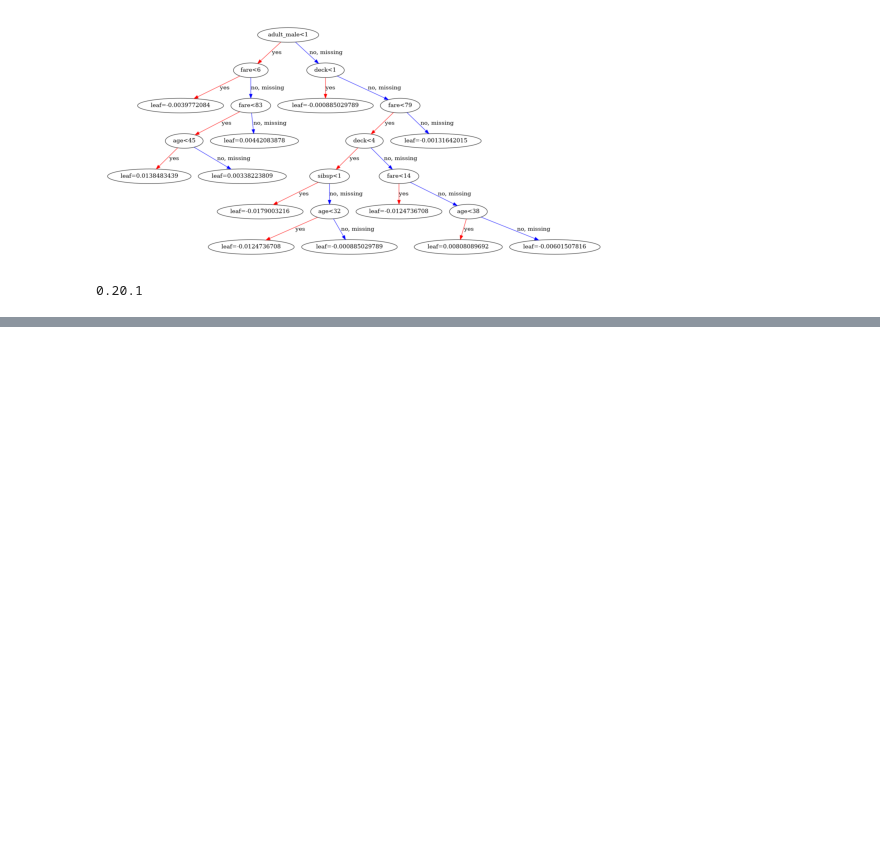
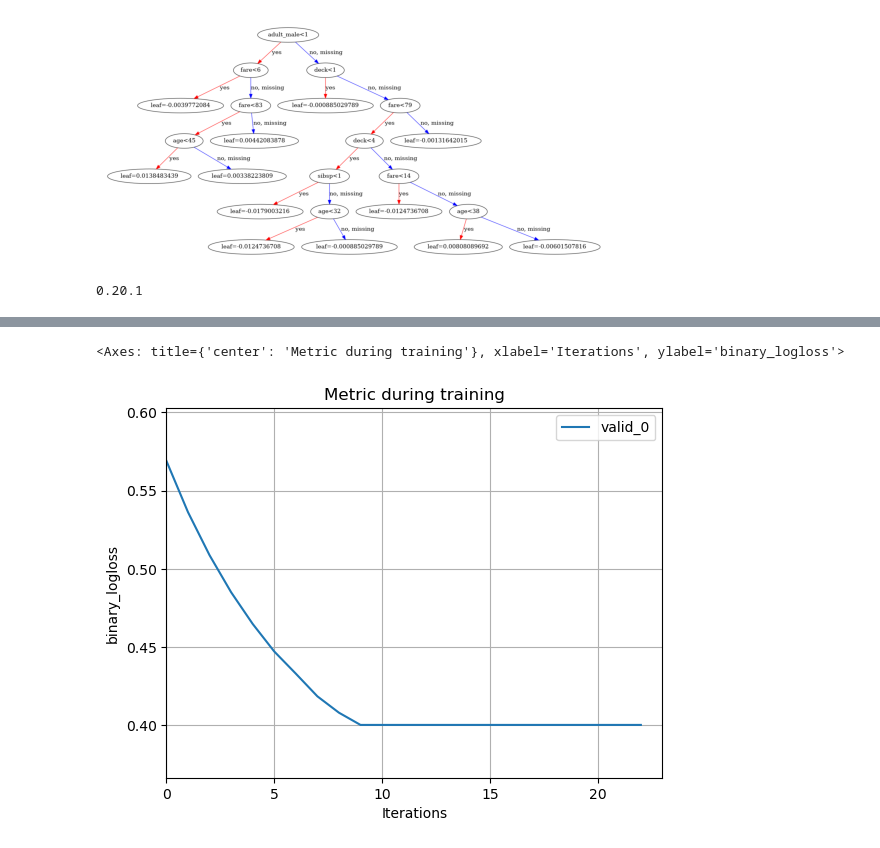
Before and after one commit to yunozon/datascience-py, a Jupyter notebook: study/gbdt.ipynb, the cells around one changed output, grey strips where cells are left out. Cells and saved outputs as stored; diff of their text form; code cells hidden in the pictures; blank space fills up the shorter version.

```diff
--- a/study/gbdt.ipynb
+++ b/study/gbdt.ipynb
@@ -100,0 +103,11 @@ print(graphviz.__version__)
+# %%
+# ライブラリ
+import lightgbm as lgb
+lgbmc = lgb.LGBMClassifier(boosting_type='goss', max_depth=5, random_state=0)
+# データは上のデータ(XGboost)と同様
+# 本来は検証データでやるが、今回はデモのためtestデータを使用
+eval_set = [(X_test, y_test)]
+callbacks = []
+callbacks.append(lgb.early_stopping(stopping_rounds=10))
+callbacks.append(lgb.log_evaluation())
+lgbmc.fit(X_train, y_train, eval_set=eval_set, callbacks=callbacks)
@@ -100,0 +140,6 @@ print(graphviz.__version__)
+# %%
+# 学習曲線
+lgb.plot_metric(lgbmc)
+# %% [output]
+<Axes: title={'center': 'Metric during training'}, xlabel='Iterations', ylabel='binary_logloss'>
+[figure, added]
```
Also changed, not shown: parts of 5 cells of this notebook, 2 other files.
